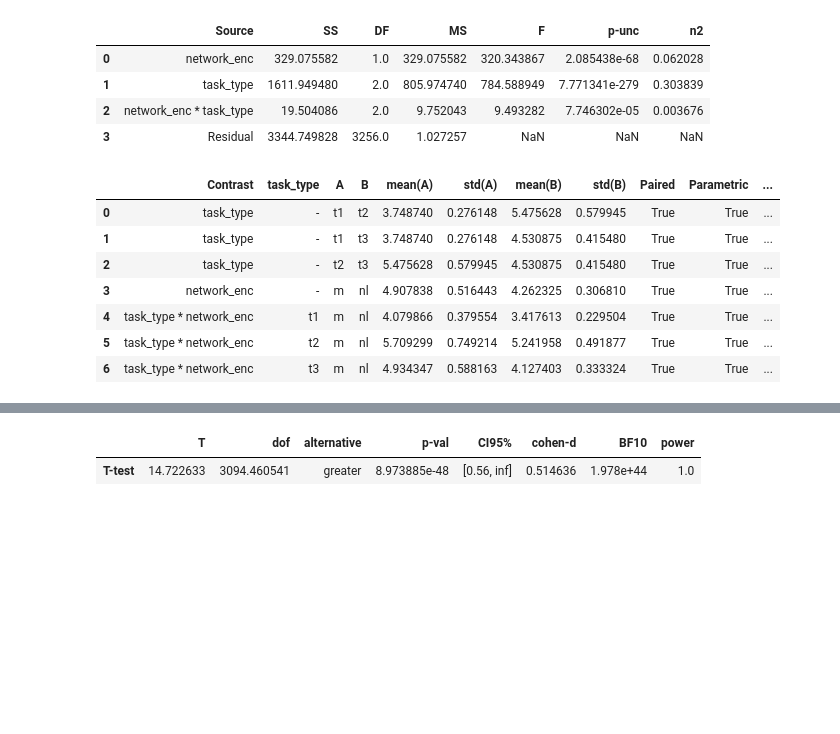
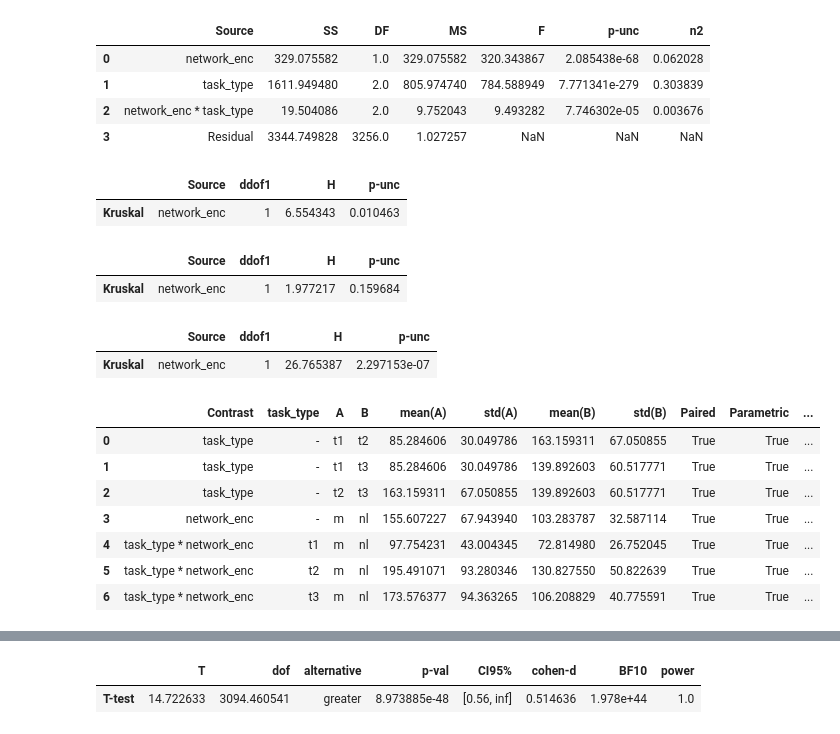
Before and after one commit to velitchko/graph-vis-evaluation-ext, a Jupyter notebook: python/Hypotheses.ipynb, the cells around one changed output, grey strips where cells are left out. Saved outputs shown, nothing was run; the diff lists cells and outputs as text; code cells hidden in the pictures; blank space fills up the shorter version.

Commit message:
kruskal + mwu and H3

```diff
--- a/python/Hypotheses.ipynb
+++ b/python/Hypotheses.ipynb
@@ -32,6 +32,3 @@ original_df.head()
 | 2 | B | 02f10e19-83e5-48a3-be35-5258e2e89c1a | m_t1_single_tl | 3 | 62 | 5 | 3 | True | [156, 151, 203, 318, 162, 159, 15... | ... |
 | 3 | B | 02f10e19-83e5-48a3-be35-5258e2e89c1a | m_t3_clique_jp | 5 | 605 | 5 | 3 | False | [] | ... |
 | 4 | B | 02f10e19-83e5-48a3-be35-5258e2e89c1a | m_t1_single_si | 2 | 40 | 5 | 2 | True | [] | ... |
-# %%
-df = pg.read_dataset('rm_anova')
-df
@@ -459,15 +470,30 @@ pg.anova(data=h1_df, dv="time_trans", between=["network_enc","task_type"], detai
 | 1 | task_type | 1611.949480 | 2.0 | 805.974740 | 784.588949 | 7.771341e-279 | 0.303839 |
 | 2 | network_enc * task_type | 19.504086 | 2.0 | 9.752043 | 9.493282 | 7.746302e-05 | 0.003676 |
 | 3 | Residual | 3344.749828 | 3256.0 | 1.027257 | NaN | NaN | NaN |
+# %%
+pg.kruskal(data=h1_df[h1_df['task_type']=="t1"], dv="time", between="network_enc")
+# %% [output]
+|  | Source | ddof1 | H | p-unc |
+| Kruskal | network_enc | 1 | 6.554343 | 0.010463 |
+# %%
+pg.kruskal(data=h1_df[h1_df['task_type']=="t2"], dv="time", between="network_enc")
+# %% [output]
+|  | Source | ddof1 | H | p-unc |
+| Kruskal | network_enc | 1 | 1.977217 | 0.159684 |
+# %%
+pg.kruskal(data=h1_df[h1_df['task_type']=="t3"], dv="time", between="network_enc")
+# %% [output]
+|  | Source | ddof1 | H | p-unc |
+| Kruskal | network_enc | 1 | 26.765387 | 2.297153e-07 |
 # %%
-pg.pairwise_ttests(data=h1_df, dv="time_trans", within=["task_type", "network_enc"], subject="id", parametric=True, alpha=0.05, alternative="greater", padjust="bonf", correction=True, return_desc=True)
+pg.pairwise_ttests(data=h1_df, dv="time", within=["task_type", "network_enc"], subject="id", parametric=True, alpha=0.05, alternative="greater", padjust="bonf", correction=True, return_desc=True)
 # %% [output]
 |  | Contrast | task_type | A | B | mean(A) | std(A) | mean(B) | std(B) | Paired | Parametric | ... |
-| 0 | task_type | - | t1 | t2 | 3.748740 | 0.276148 | 5.475628 | 0.579945 | True | True | ... |
-| 1 | task_type | - | t1 | t3 | 3.748740 | 0.276148 | 4.530875 | 0.415480 | True | True | ... |
-| 2 | task_type | - | t2 | t3 | 5.475628 | 0.579945 | 4.530875 | 0.415480 | True | True | ... |
-| 3 | network_enc | - | m | nl | 4.907838 | 0.516443 | 4.262325 | 0.306810 | True | True | ... |
-| 4 | task_type * network_enc | t1 | m | nl | 4.079866 | 0.379554 | 3.417613 | 0.229504 | True | True | ... |
-| 5 | task_type * network_enc | t2 | m | nl | 5.709299 | 0.749214 | 5.241958 | 0.491877 | True | True | ... |
-| 6 | task_type * network_enc | t3 | m | nl | 4.934347 | 0.588163 | 4.127403 | 0.333324 | True | True | ... |
+| 0 | task_type | - | t1 | t2 | 85.284606 | 30.049786 | 163.159311 | 67.050855 | True | True | ... |
+| 1 | task_type | - | t1 | t3 | 85.284606 | 30.049786 | 139.892603 | 60.517771 | True | True | ... |
+| 2 | task_type | - | t2 | t3 | 163.159311 | 67.050855 | 139.892603 | 60.517771 | True | True | ... |
+| 3 | network_enc | - | m | nl | 155.607227 | 67.943940 | 103.283787 | 32.587114 | True | True | ... |
+| 4 | task_type * network_enc | t1 | m | nl | 97.754231 | 43.004345 | 72.814980 | 26.752045 | True | True | ... |
+| 5 | task_type * network_enc | t2 | m | nl | 195.491071 | 93.280346 | 130.827550 | 50.822639 | True | True | ... |
+| 6 | task_type * network_enc | t3 | m | nl | 173.576377 | 94.363265 | 106.208829 | 40.775591 | True | True | ... |
 # %%
```
Also changed, not shown: parts of 57 cells of this notebook.
